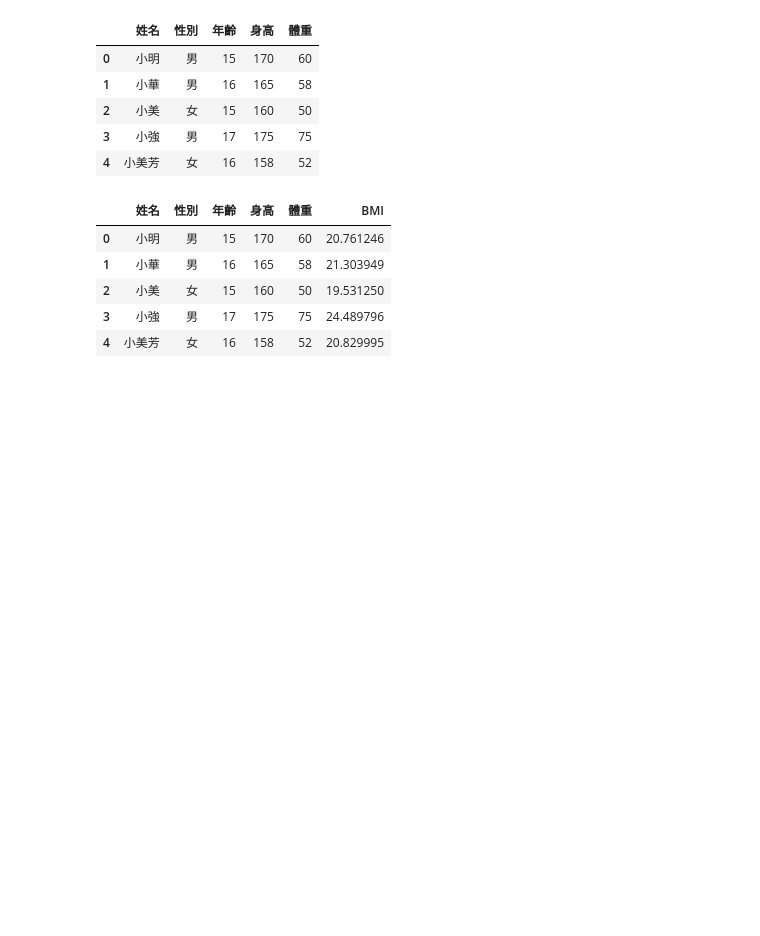
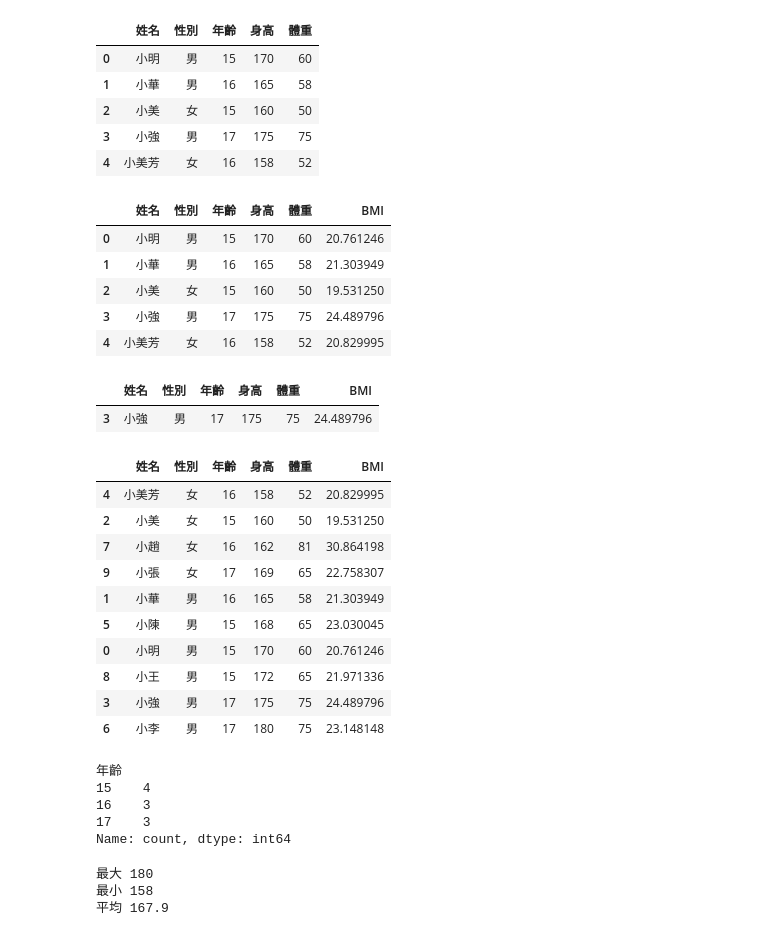
Before and after one commit to pysduck0w0/ProjectDevelop, a Jupyter notebook: ch03/index.python.ipynb, the cells around one changed output. Saved outputs shown, nothing was run; the diff lists cells and outputs as text; code cells hidden in the pictures; blank space fills up the shorter version.

```diff
--- a/ch03/index.python.ipynb
+++ b/ch03/index.python.ipynb
@@ -1147,3 +1147,50 @@ df.head()
 | 2 | 小美 | 女 | 15 | 160 | 50 | 19.531250 |
 | 3 | 小強 | 男 | 17 | 175 | 75 | 24.489796 |
 | 4 | 小美芳 | 女 | 16 | 158 | 52 | 20.829995 |
+# %%
+#2
+results = df[(df["BMI"]>= 24) & (df["性別"] =="男")]
+results.head()
+# %% [output]
+|  | 姓名 | 性別 | 年齡 | 身高 | 體重 | BMI |
+| 3 | 小強 | 男 | 17 | 175 | 75 | 24.489796 |
+# %%
+#3
+sort_results = df.sort_values(by = ["性別","身高"])
+sort_results.head(50)
+# %% [output]
+|  | 姓名 | 性別 | 年齡 | 身高 | 體重 | BMI |
+| 4 | 小美芳 | 女 | 16 | 158 | 52 | 20.829995 |
+| 2 | 小美 | 女 | 15 | 160 | 50 | 19.531250 |
+| 7 | 小趙 | 女 | 16 | 162 | 81 | 30.864198 |
+| 9 | 小張 | 女 | 17 | 169 | 65 | 22.758307 |
+| 1 | 小華 | 男 | 16 | 165 | 58 | 21.303949 |
+| 5 | 小陳 | 男 | 15 | 168 | 65 | 23.030045 |
+| 0 | 小明 | 男 | 15 | 170 | 60 | 20.761246 |
+| 8 | 小王 | 男 | 15 | 172 | 65 | 21.971336 |
+| 3 | 小強 | 男 | 17 | 175 | 75 | 24.489796 |
+| 6 | 小李 | 男 | 17 | 180 | 75 | 23.148148 |
+# %%
+#4
+results = df["年齡"].value_counts()
+print(results)
+# %% [output]
+年齡
+15    4
+16    3
+17    3
+Name: count, dtype: int64
+# %%
+#5
+results = df["身高"].max()
+print("最大",results)
+
+results = df["身高"].min()
+print("最小",results)
+
+results = df["身高"].mean()
+print("平均",results)
+# %% [output]
+最大 180
+最小 158
+平均 167.9
```
